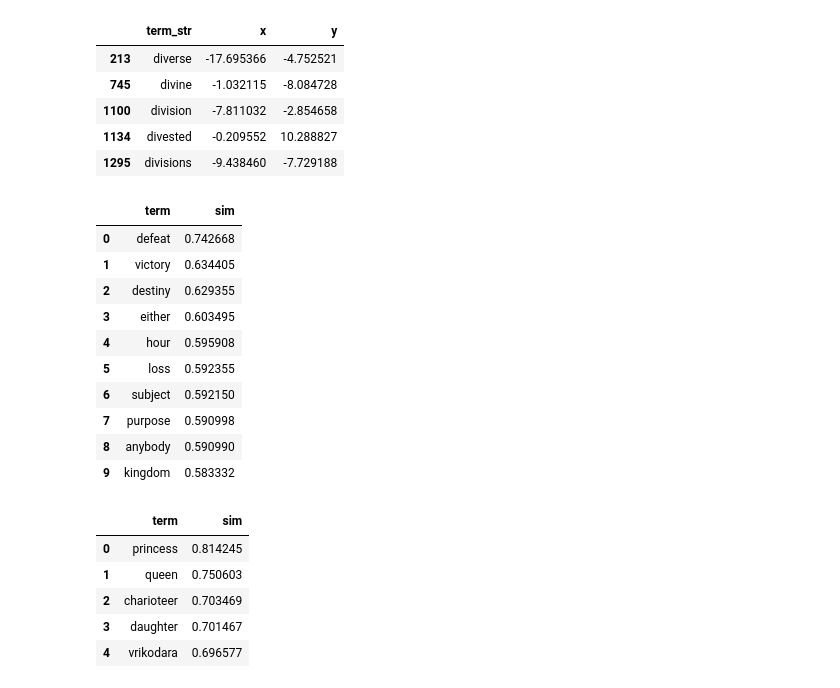
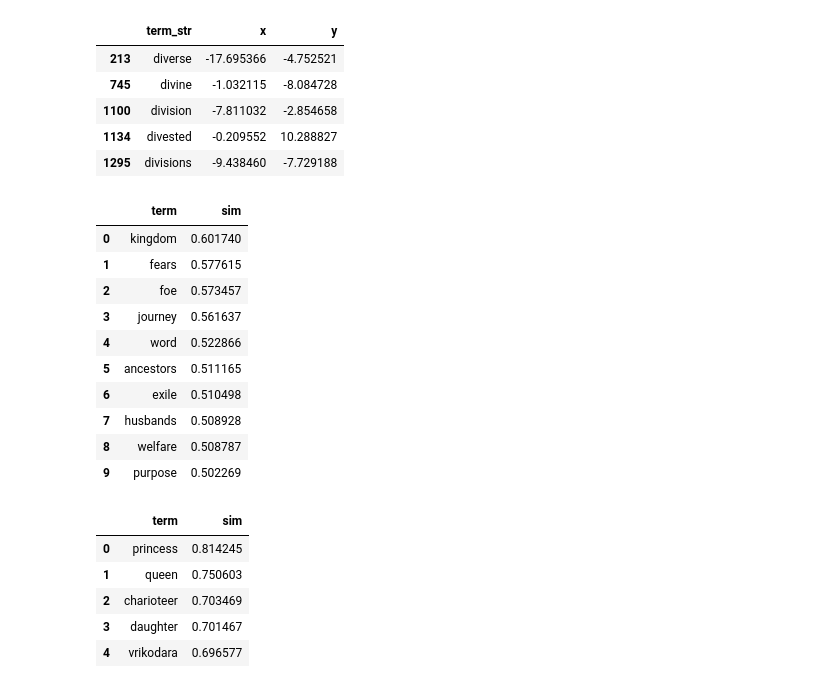
Before and after one commit to vishugp/Mahabharata_ETA, a Jupyter notebook: Word2Vec.ipynb, the cells around one changed output. Drawn from its saved outputs; the diff is of its cells as text; code cells hidden in the pictures.

```diff
--- a/Word2Vec.ipynb
+++ b/Word2Vec.ipynb
@@ -247,19 +247,19 @@ def complete_analogy(A, B, C, n=2):
 def get_most_similar(positive, negative=None):
     return pd.DataFrame(model.wv.most_similar(positive, negative), columns=['term', 'sim'])
 # %%
-get_most_similar('death')
+get_most_similar('defeat',3)
 # %% [output]
 |  | term | sim |
-| 0 | defeat | 0.742668 |
-| 1 | victory | 0.634405 |
-| 2 | destiny | 0.629355 |
-| 3 | either | 0.603495 |
-| 4 | hour | 0.595908 |
-| 5 | loss | 0.592355 |
-| 6 | subject | 0.592150 |
-| 7 | purpose | 0.590998 |
-| 8 | anybody | 0.590990 |
-| 9 | kingdom | 0.583332 |
+| 0 | kingdom | 0.601740 |
+| 1 | fears | 0.577615 |
+| 2 | foe | 0.573457 |
+| 3 | journey | 0.561637 |
+| 4 | word | 0.522866 |
+| 5 | ancestors | 0.511165 |
+| 6 | exile | 0.510498 |
+| 7 | husbands | 0.508928 |
+| 8 | welfare | 0.508787 |
+| 9 | purpose | 0.502269 |
 # %%
 complete_analogy('man', 'prince', 'woman', 5)
 # %% [output]
```
Also changed, not shown: parts of 1 cell of this notebook, 1 other file.
